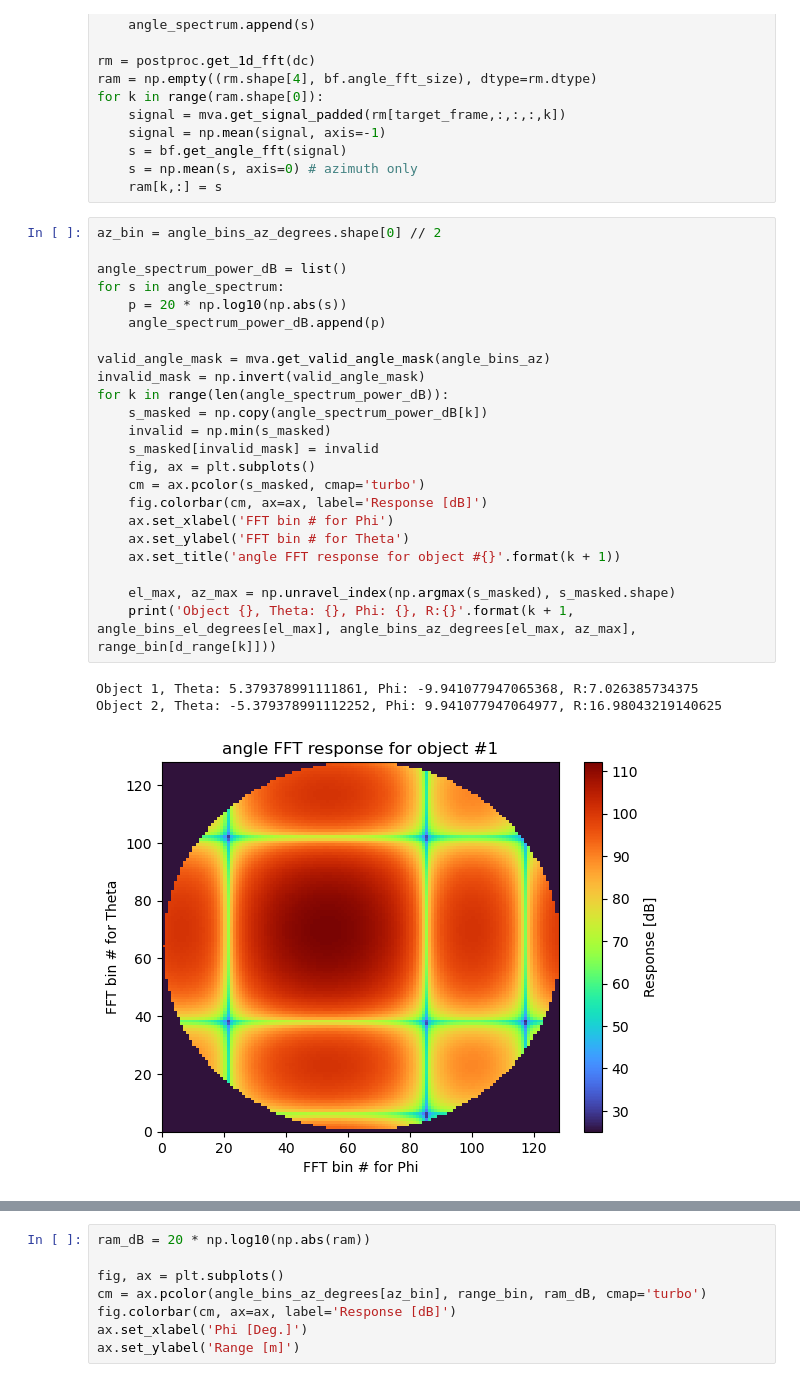
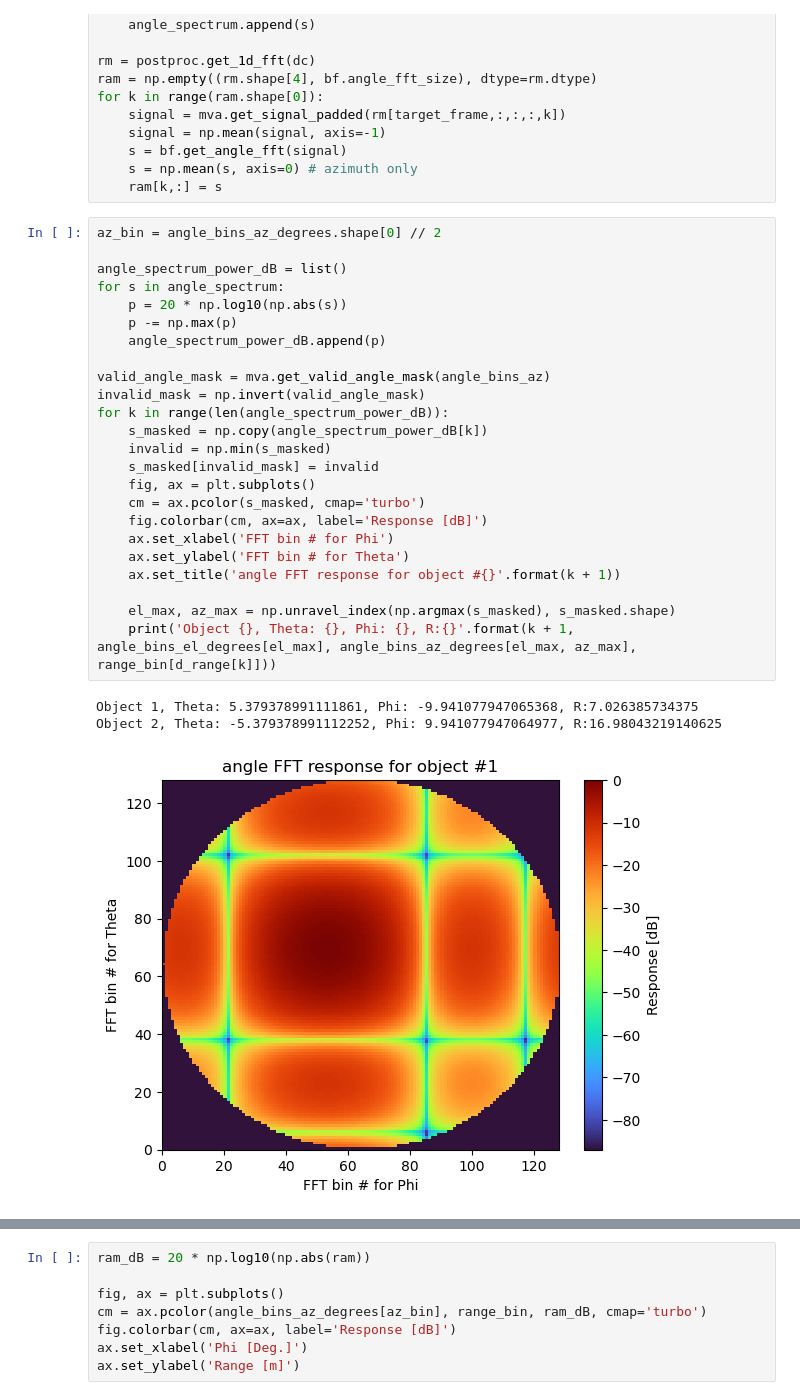
Before and after one commit to eshibusawa/4DRadar-Simulation, a Jupyter notebook: Python/03_16ura_single_object.ipynb, the cells around one changed output, grey strips where cells are left out. Cells and saved outputs as stored; diff of their text form.

```diff
--- a/Python/03_16ura_single_object.ipynb
+++ b/Python/03_16ura_single_object.ipynb
@@ -76,27 +90,28 @@ for k in range(ram.shape[0]):
 # %%
 az_bin = angle_bins_az_degrees.shape[0] // 2
 
 angle_spectrum_power_dB = list()
 for s in angle_spectrum:
     p = 20 * np.log10(np.abs(s))
+    p -= np.max(p)
     angle_spectrum_power_dB.append(p)
 
 valid_angle_mask = mva.get_valid_angle_mask(angle_bins_az)
 invalid_mask = np.invert(valid_angle_mask)
 for k in range(len(angle_spectrum_power_dB)):
     s_masked = np.copy(angle_spectrum_power_dB[k])
     invalid = np.min(s_masked)
     s_masked[invalid_mask] = invalid
     fig, ax = plt.subplots()
     cm = ax.pcolor(s_masked, cmap='turbo')
     fig.colorbar(cm, ax=ax, label='Response [dB]')
     ax.set_xlabel('FFT bin # for Phi')
     ax.set_ylabel('FFT bin # for Theta')
     ax.set_title('angle FFT response for object #{}'.format(k + 1))
 
     el_max, az_max = np.unravel_index(np.argmax(s_masked), s_masked.shape)
     print('Object {}, Theta: {}, Phi: {}, R:{}'.format(k + 1, angle_bins_el_degrees[el_max], angle_bins_az_degrees[el_max, az_max], range_bin[d_range[k]]))
 # %% [output]
 Object 1, Theta: 5.379378991111861, Phi: -9.941077947065368, R:7.026385734375
 Object 2, Theta: -5.379378991112252, Phi: 9.941077947064977, R:16.98043219140625
-[figure, old version]
+[figure, new version]
```
Also changed, not shown: parts of 5 cells of this notebook.
